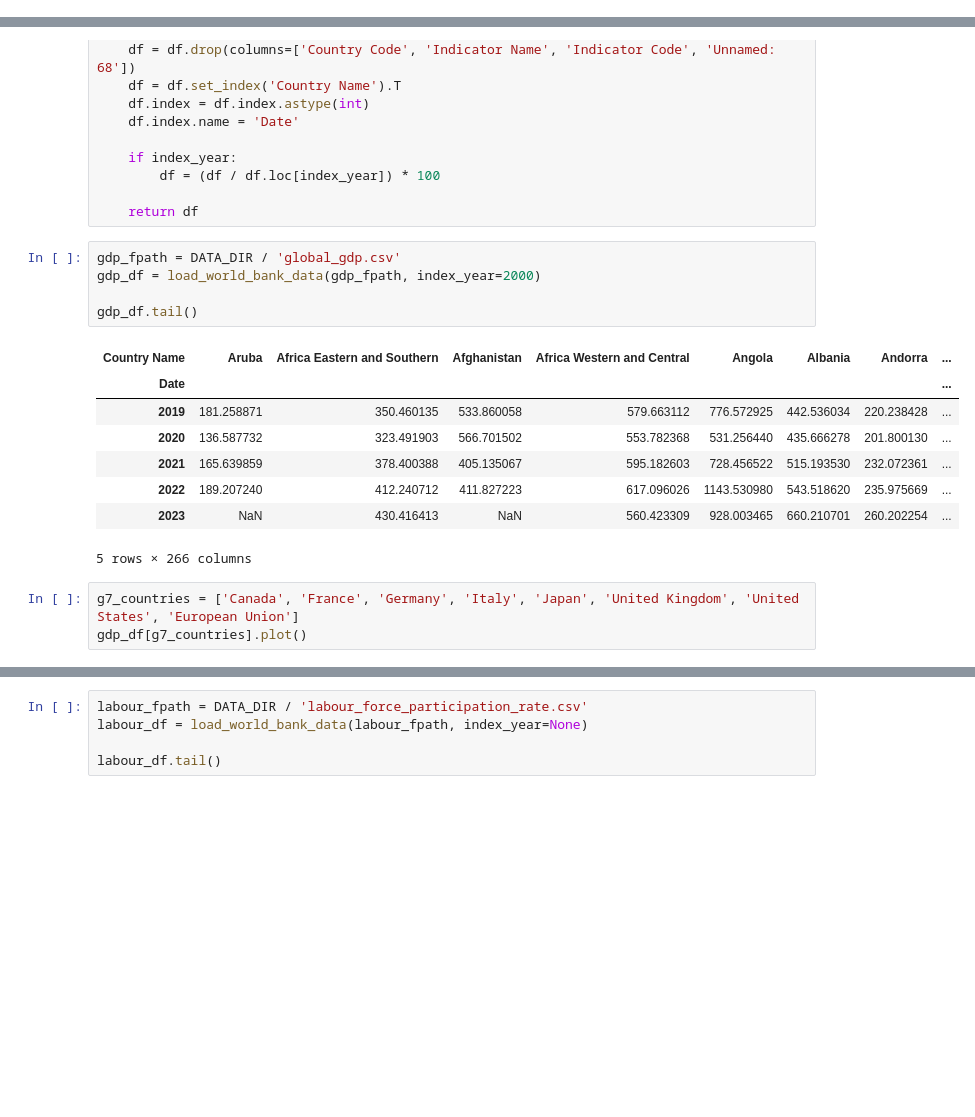
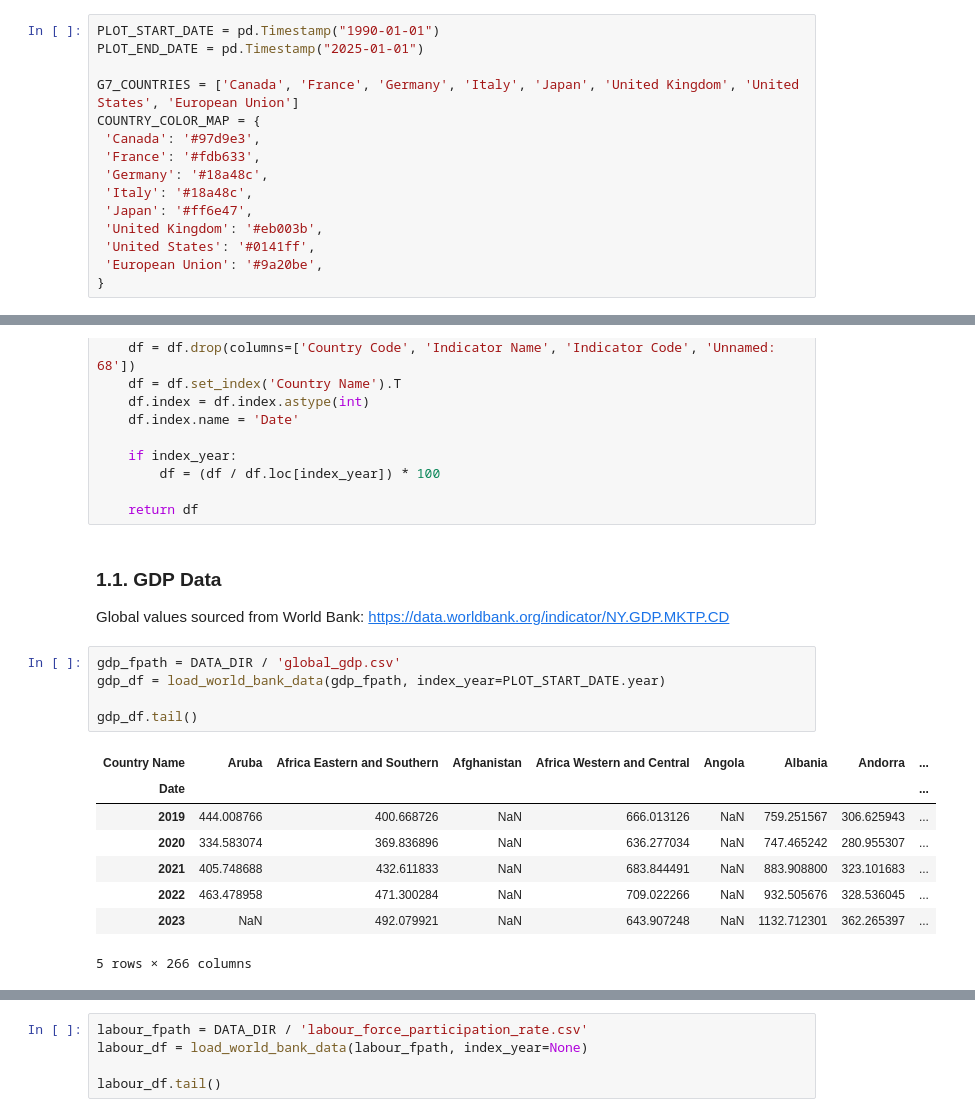
Before and after one commit to gjohl/growingeconomy, a Jupyter notebook: notebooks/presentation_plots.ipynb, the cells around one changed output, grey strips where cells are left out. Drawn from its saved outputs; the diff is of its cells as text; blank space fills up the shorter version.

Commit message:
Macro plots

```diff
--- a/notebooks/presentation_plots.ipynb
+++ b/notebooks/presentation_plots.ipynb
@@ -16,0 +17,15 @@ Global values sourced from World Bank: https://data.worldbank.org/indicator/NY.G
+# %%
+PLOT_START_DATE = pd.Timestamp("1990-01-01")
+PLOT_END_DATE = pd.Timestamp("2025-01-01")
+
+G7_COUNTRIES = ['Canada', 'France', 'Germany', 'Italy', 'Japan', 'United Kingdom', 'United States', 'European Union']
+COUNTRY_COLOR_MAP = {
+ 'Canada': '#97d9e3',
+ 'France': '#fdb633',
+ 'Germany': '#18a48c',
+ 'Italy': '#18a48c',
+ 'Japan': '#ff6e47',
+ 'United Kingdom': '#eb003b',
+ 'United States': '#0141ff',
+ 'European Union': '#9a20be',
+}
@@ -40,20 +72,20 @@ def load_world_bank_data(fpath, index_year=None) -> pd.DataFrame:
         df = (df / df.loc[index_year]) * 100
 
     return df
+# %% [markdown]
+### 1.1. GDP Data
+Global values sourced from World Bank: https://data.worldbank.org/indicator/NY.GDP.MKTP.CD
 # %%
 gdp_fpath = DATA_DIR / 'global_gdp.csv'
-gdp_df = load_world_bank_data(gdp_fpath, index_year=2000)
+gdp_df = load_world_bank_data(gdp_fpath, index_year=PLOT_START_DATE.year)
 
 gdp_df.tail()
 # %% [output]
 | Country Name | Aruba | Africa Eastern and Southern | Afghanistan | Africa Western and Central | Angola | Albania | Andorra | ... |
 | Date |  |  |  |  |  |  |  | ... |
-| 2019 | 181.258871 | 350.460135 | 533.860058 | 579.663112 | 776.572925 | 442.536034 | 220.238428 | ... |
-| 2020 | 136.587732 | 323.491903 | 566.701502 | 553.782368 | 531.256440 | 435.666278 | 201.800130 | ... |
-| 2021 | 165.639859 | 378.400388 | 405.135067 | 595.182603 | 728.456522 | 515.193530 | 232.072361 | ... |
-| 2022 | 189.207240 | 412.240712 | 411.827223 | 617.096026 | 1143.530980 | 543.518620 | 235.975669 | ... |
-| 2023 | NaN | 430.416413 | NaN | 560.423309 | 928.003465 | 660.210701 | 260.202254 | ... |
+| 2019 | 444.008766 | 400.668726 | NaN | 666.013126 | NaN | 759.251567 | 306.625943 | ... |
+| 2020 | 334.583074 | 369.836896 | NaN | 636.277034 | NaN | 747.465242 | 280.955307 | ... |
+| 2021 | 405.748688 | 432.611833 | NaN | 683.844491 | NaN | 883.908800 | 323.101683 | ... |
+| 2022 | 463.478958 | 471.300284 | NaN | 709.022266 | NaN | 932.505676 | 328.536045 | ... |
+| 2023 | NaN | 492.079921 | NaN | 643.907248 | NaN | 1132.712301 | 362.265397 | ... |
 5 rows × 266 columns
-# %%
-g7_countries = ['Canada', 'France', 'Germany', 'Italy', 'Japan', 'United Kingdom', 'United States', 'European Union']
-gdp_df[g7_countries].plot()
```
Also changed, not shown: parts of 31 cells of this notebook.
